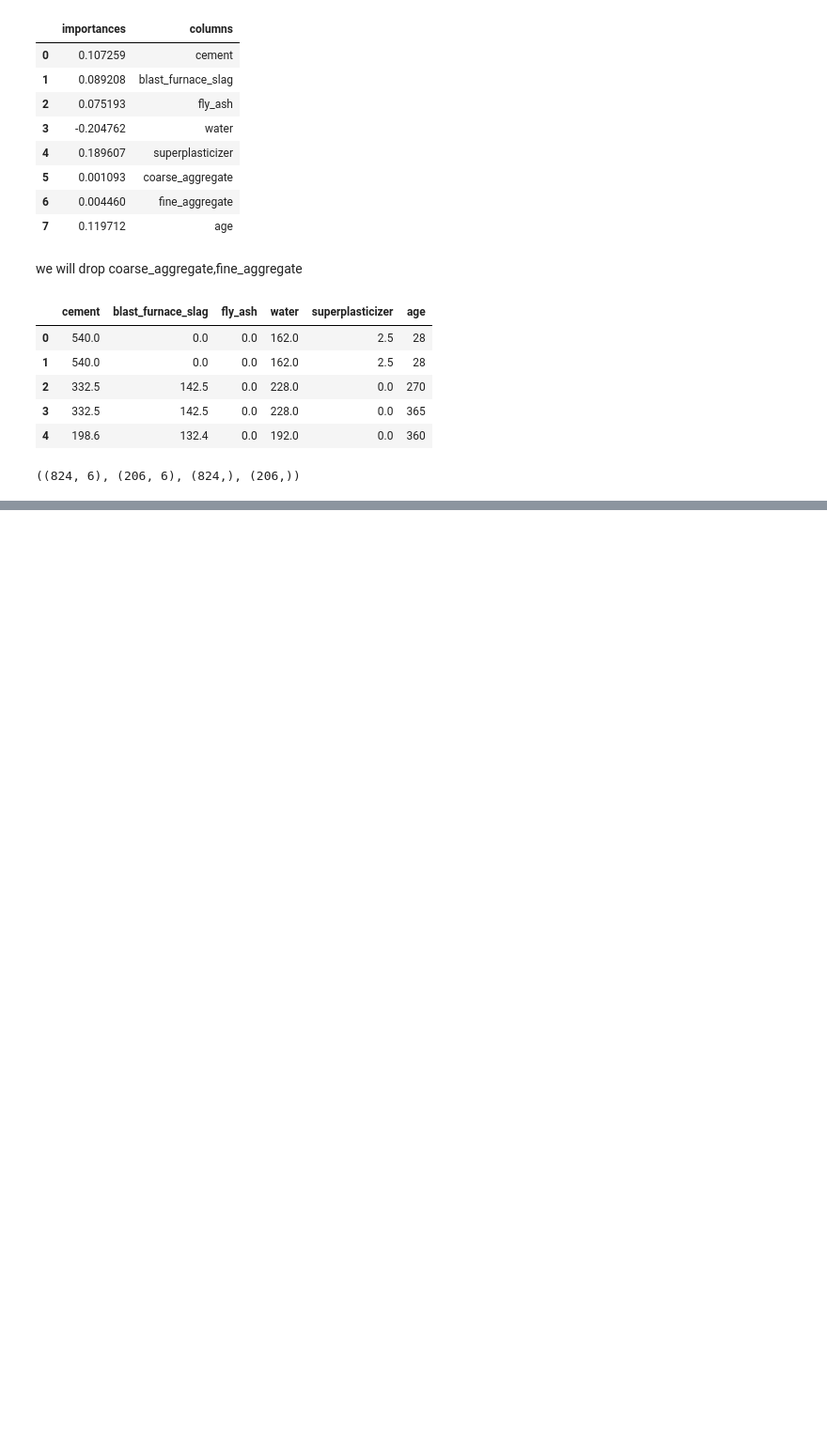
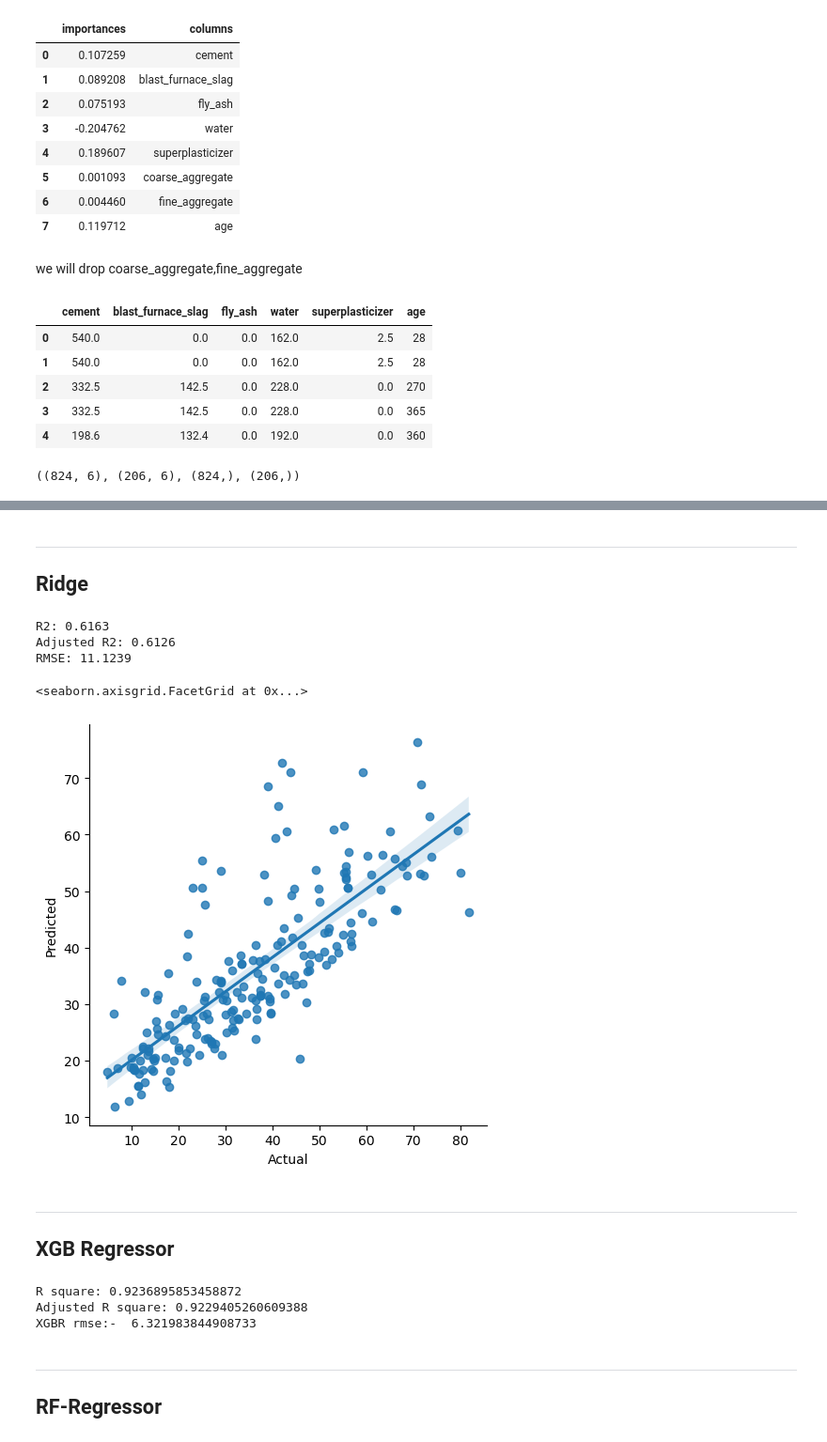
Before and after one commit to NinadKarlekar/Concrete_Compressive_strength_prediction_ineuron, a Jupyter notebook: notebook/EDA and Model.ipynb, the cells around one changed output, grey strips where cells are left out. Shown at 94% size. Cells and saved outputs as stored; diff of their text form; code cells hidden in the pictures; blank space fills up the shorter version.

```diff
--- a/notebook/EDA and Model.ipynb
+++ b/notebook/EDA and Model.ipynb
@@ -648,0 +744,62 @@ x_tr.shape,x_te.shape,y_tr.shape,y_te.shape
+# %% [markdown]
+---------------------------------
+## Ridge
+# %%
+from sklearn.linear_model import Ridge
+from sklearn import metrics
+import seaborn as sns
+
+# Ridge Regression
+rd = Ridge()
+rd.fit(x_tr, y_tr)
+
+# Predictions
+rid_fs_p = rd.predict(x2test)
+
+# Evaluation
+rid_fs_r2 = rd.score(x_tr, y_tr)
+rid_fs_ar2 = 1 - ((1 - rid_fs_r2) * (len(x_tr) - 1)) / (len(x_tr) - len(x_tr.columns) - 1)
+rid_fs_mse = metrics.mean_squared_error(y_te, rid_fs_p)
+rid_fs_rmse = np.sqrt(rid_fs_mse)
+
+# Display Results
+print(f"R2: {rid_fs_r2:.4f}")
+print(f"Adjusted R2: {rid_fs_ar2:.4f}")
+print(f"RMSE: {rid_fs_rmse:.4f}")
+
+
+# Display Actual vs. Predicted
+df5 = pd.DataFrame({"Actual": y_te, "Predicted": rid_fs_p})
+sns.lmplot(data=df5, x="Actual", y="Predicted")
+# %% [output]
+R2: 0.6163
+Adjusted R2: 0.6126
+RMSE: 11.1239
+<seaborn.axisgrid.FacetGrid at 0x...>
+[figure, added]
+# %% [markdown]
+--------------------------
+## XGB Regressor
+# %%
+from xgboost import XGBRFRegressor
+xgbr = XGBRFRegressor()
+xgbr.fit(x_tr,y_tr)
+xgbr_p_1 = xgbr.predict(x2test)
+xgbr_fs_r2 = xgbr.score(x_tr,y_tr)
+print("R square:", xgbr_fs_r2)
+n = x_tr.shape[0]  # Number of observations
+k = x_tr.shape[1]  # Number of predictors (features)
+xgbr_fs_ar2 = 1 - ((1 - xgbr_fs_r2) * (n - 1) / (n - k - 1))
+print("Adjusted R square:", xgbr_fs_ar2)
+from sklearn import metrics
+xgbr_fs_mse = metrics.mean_squared_error(y_te,xgbr_p_1)
+# print("mse:", xgbr_fs_mse)
+xgbr_fs_rmse = np.sqrt(xgbr_fs_mse)
+print("XGBR rmse:- ",xgbr_fs_rmse)
+# %% [output]
+R square: 0.9236895853458872
+Adjusted R square: 0.9229405260609388
+XGBR rmse:-  6.321983844908733
+# %% [markdown]
+--------------------------
+## RF-Regressor
```
Also changed, not shown: parts of 19 cells of this notebook, 1 other file.
